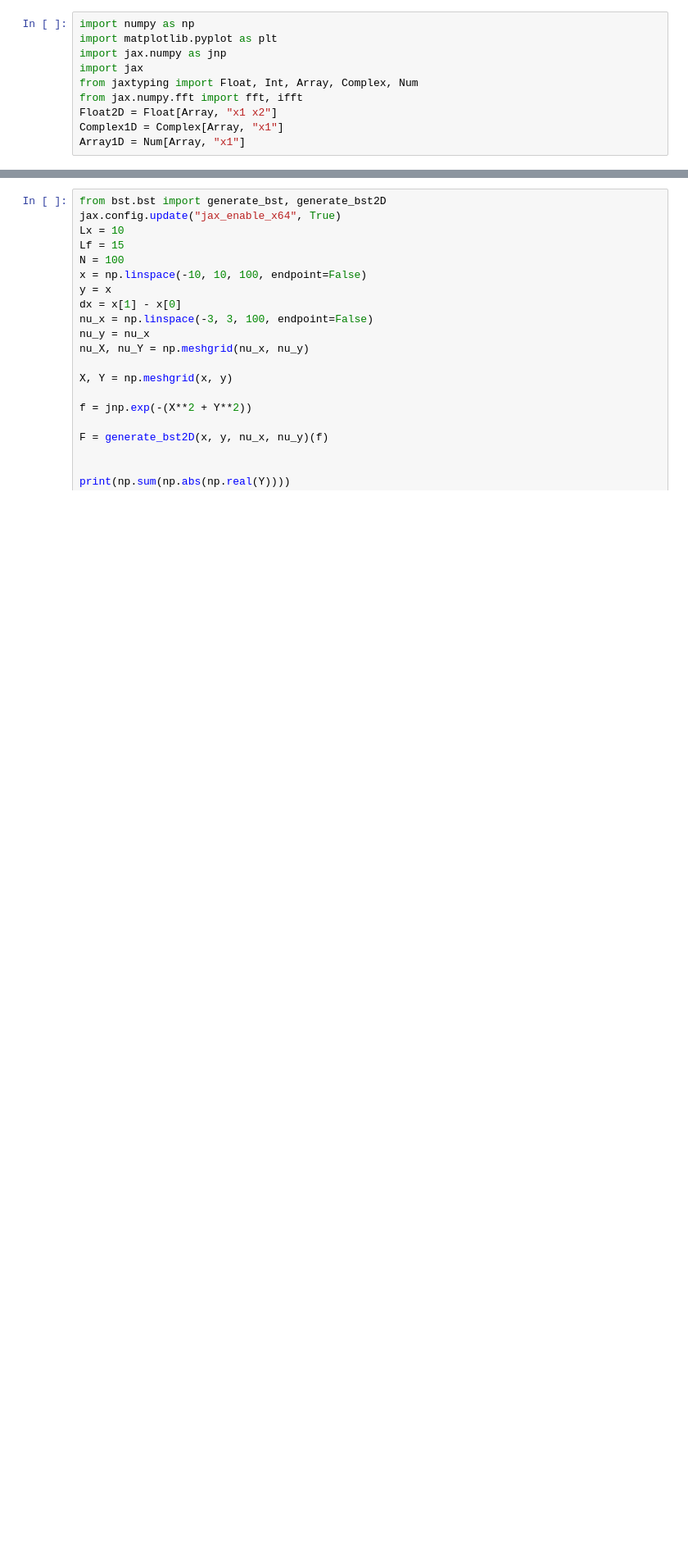
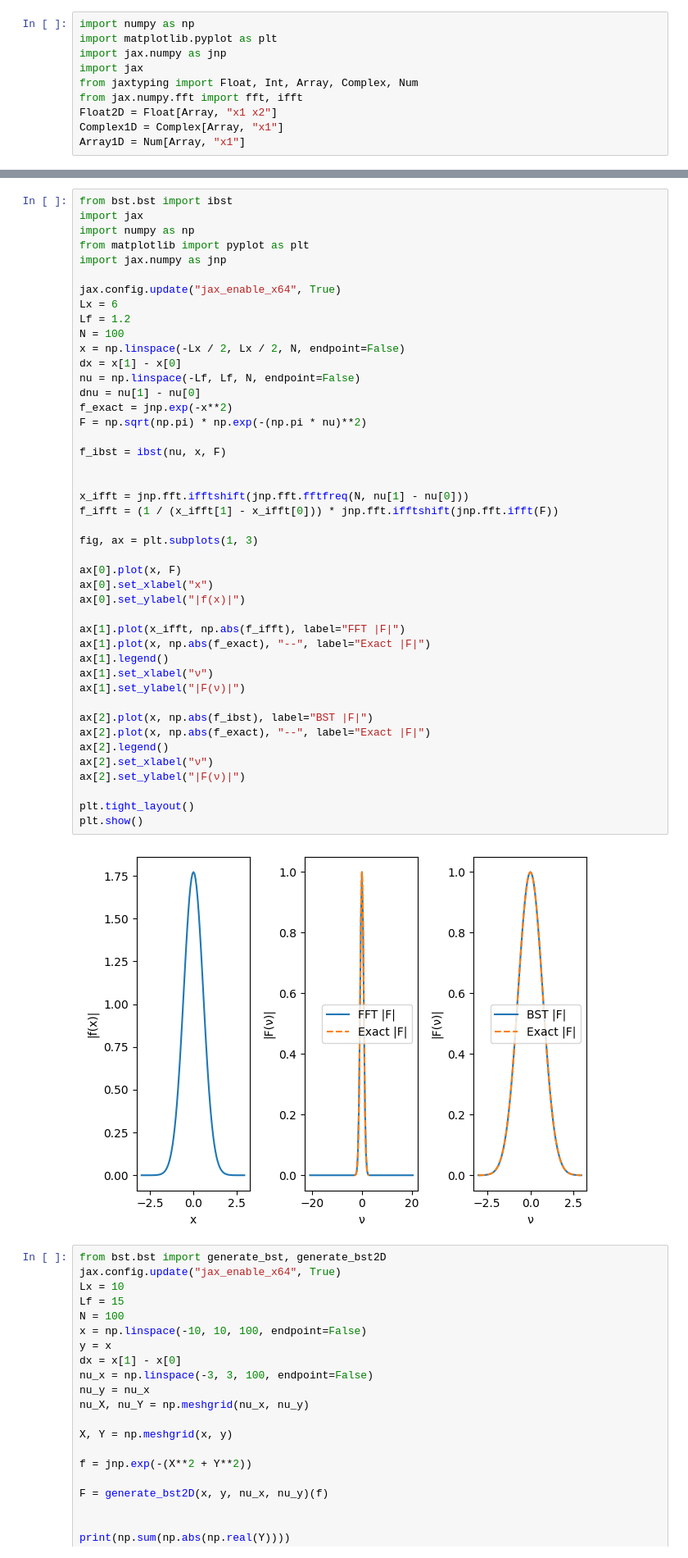
Before and after one commit to tomsturges/BST, a Jupyter notebook: notebook.ipynb, the cells around one changed output, grey strips where cells are left out. Shown: that part at 82% size. Saved outputs shown, nothing was run; the diff lists cells and outputs as text; blank space fills up the shorter version.

```diff
--- a/notebook.ipynb
+++ b/notebook.ipynb
@@ -102,3 +55,49 @@ plt.show()
+# %%
+from bst.bst import ibst
+import jax
+import numpy as np
+from matplotlib import pyplot as plt
+import jax.numpy as jnp
+
+jax.config.update("jax_enable_x64", True)
+Lx = 6
+Lf = 1.2
+N = 100
+x = np.linspace(-Lx / 2, Lx / 2, N, endpoint=False)
+dx = x[1] - x[0]
+nu = np.linspace(-Lf, Lf, N, endpoint=False)
+dnu = nu[1] - nu[0]
+f_exact = jnp.exp(-x**2)
+F = np.sqrt(np.pi) * np.exp(-(np.pi * nu)**2)
+
+f_ibst = ibst(nu, x, F)
+
+
+x_ifft = jnp.fft.ifftshift(jnp.fft.fftfreq(N, nu[1] - nu[0]))
+f_ifft = (1 / (x_ifft[1] - x_ifft[0])) * jnp.fft.ifftshift(jnp.fft.ifft(F))
+
+fig, ax = plt.subplots(1, 3)
+
+ax[0].plot(x, F)
+ax[0].set_xlabel("x")
+ax[0].set_ylabel("|f(x)|")
+
+ax[1].plot(x_ifft, np.abs(f_ifft), label="FFT |F|")
+ax[1].plot(x, np.abs(f_exact), "--", label="Exact |F|")
+ax[1].legend()
+ax[1].set_xlabel("ν")
+ax[1].set_ylabel("|F(ν)|")
+
+ax[2].plot(x, np.abs(f_ibst), label="BST |F|")
+ax[2].plot(x, np.abs(f_exact), "--", label="Exact |F|")
+ax[2].legend()
+ax[2].set_xlabel("ν")
+ax[2].set_ylabel("|F(ν)|")
+
+plt.tight_layout()
+plt.show()
+# %% [output]
+[figure, added]
 # %%
 from bst.bst import generate_bst, generate_bst2D
 jax.config.update("jax_enable_x64", True)
```
Also changed, not shown: parts of 2 cells of this notebook, 1 other file.
